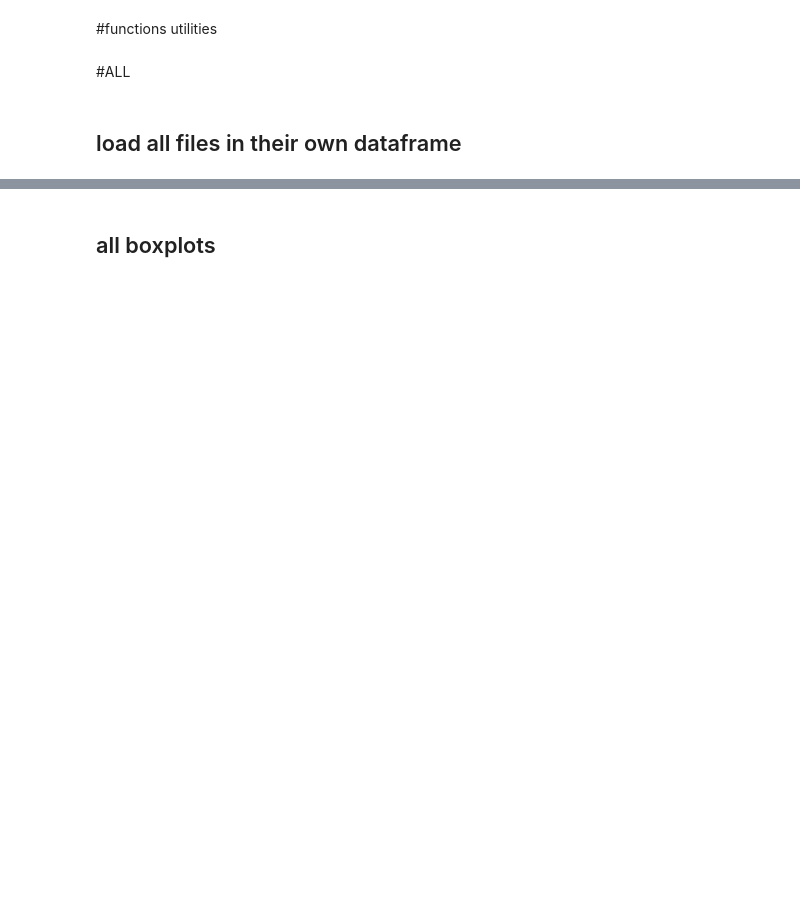
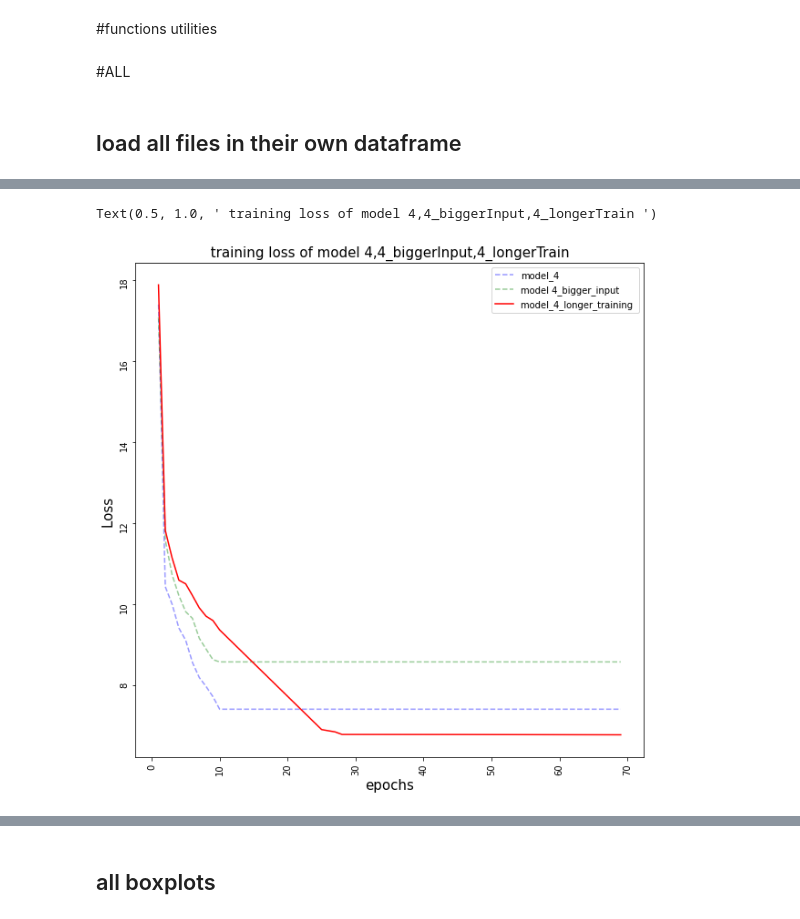
Before and after one commit to arita89/02830-Advanced_Project_Feature_recognition_360_degree_pictures, a Jupyter notebook: notebooks/elaborate_results_graphs_pipeline.ipynb, the cells around one changed output, grey strips where cells are left out. Drawn from its saved outputs; the diff is of its cells as text; code cells hidden in the pictures; blank space fills up the shorter version.

```diff
--- a/notebooks/elaborate_results_graphs_pipeline.ipynb
+++ b/notebooks/elaborate_results_graphs_pipeline.ipynb
@@ -98,10 +112,15 @@ def highlight_min(s):
 ## load all files in their own dataframe
 # %%
 all_dataframes = dict()
-for data in files_in_sub[1:]:
-  print ("")
-  print (data)
-  df =  pd.read_csv('%s'%data, sep=',',index_col=0 , engine='python',skiprows = 1,nrows = 10)
-  print (df.head(20))
-  all_dataframes[data] = df
+
+# load overview files
+all_data = files_in_sub#[14:15][0]
+for i,data in enumerate(all_data):
+  print ("-" *60)
+  print (i, data)
+  this_df =  pd.read_csv('%s'%data, sep=',',index_col=0 , engine='python',skiprows = 1,nrows = 15)
+  print (this_df.head(20))
+  all_dataframes[data] = this_df
+
+# this only outputs the raw lines
 # %% [output]
@@ -124,0 +144,48 @@ epoch_10           0.18  ...                  0.860
+# %%
+df = all_dataframes["training_loss_full.csv"]
+title = "training loss of model 4,4_biggerInput,4_longerTrain"
+print (df.head(20))
+all_min = df.min()
+absolute_min = all_min.min()
+num_epochs, num_models = df.shape
+
+#print (num_epochs, num_models)
+all_colors = get_best_color_list(num_models)
+all_columns = df.columns.tolist()
+
+# get out the columns as lists
+x_ax = df.index.tolist()
+Y = dict() # dictionary
+
+for c in all_columns:
+  Y[c] = df[c].tolist()
+
+fig = plt.figure(figsize=(10, 10))
+
+thishandles=[]
+for j in range(len(Y)):
+    if j != len(Y)-1:
+      key = list(Y.keys())[j]
+      y = Y[key]
+      this_color = all_colors[j]
+      this_alpha = 0.4
+      this_label = all_columns[j]
+      plt.plot(x_ax, y,"--", color= this_color, alpha = this_alpha, label = this_label)
+      thishandles.append(this_label)
+
+    else:
+      key = list(Y.keys())[j]
+      y = Y[key]
+      this_color = all_colors[j]
+      this_alpha = 1
+      this_label = all_columns[j]
+      plt.plot(x_ax, y, color= this_color, alpha = this_alpha, label = this_label)
+      thishandles.append(this_label)
+
+plt.xticks(rotation=90)
+plt.yticks(rotation=90)
+plt.legend(thishandles)
+plt.xlabel("epochs", fontsize=15)
+plt.ylabel("Loss ", fontsize=15)
+plt.title(" %s " %(title) , fontsize=15)
+# %% [output]
@@ -124,0 +209,2 @@ epoch_10           0.18  ...                  0.860
+Text(0.5, 1.0, ' training loss of model 4,4_biggerInput,4_longerTrain ')
+[figure, added]
```
Also changed, not shown: parts of 30 cells of this notebook, 3 other files.
